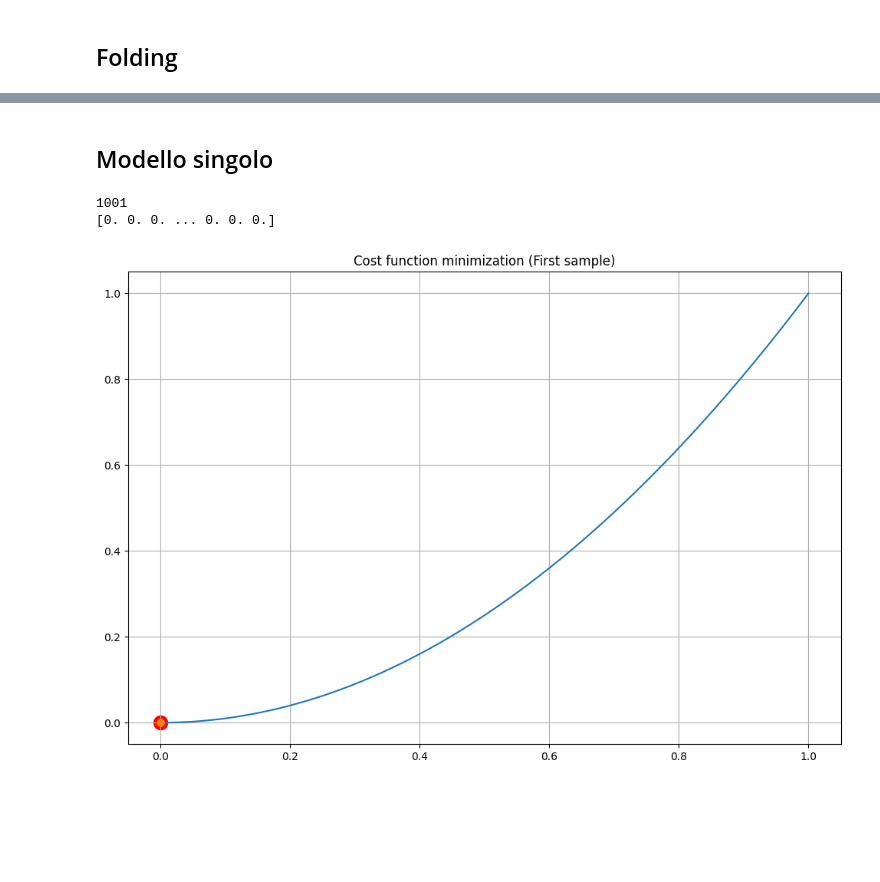
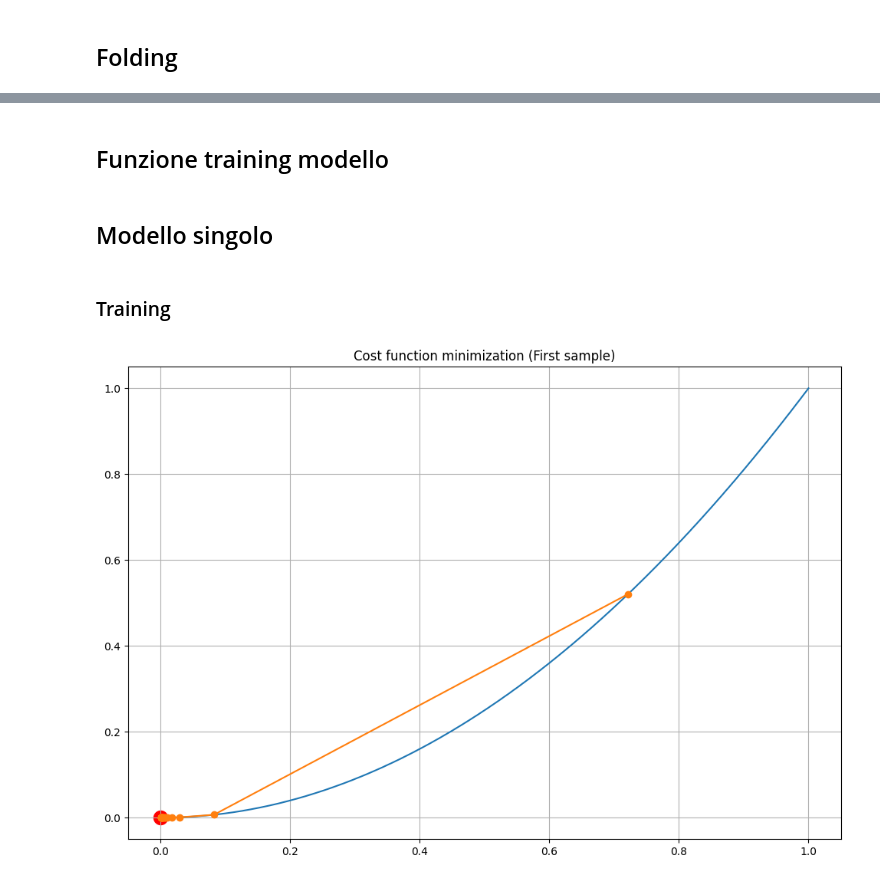
Before and after one commit to Finardi-FS/Neural-Shrimps, a Jupyter notebook: Neural_Network/NN-ex_01.ipynb, the cells around one changed output, grey strips where cells are left out. Drawn from its saved outputs; the diff is of its cells as text; code cells hidden in the pictures; blank space fills up the shorter version.

Commit message:
Train test interno modello singolo (con funzioni training). Inizio test variando K

```diff
--- a/Neural_Network/NN-ex_01.ipynb
+++ b/Neural_Network/NN-ex_01.ipynb
@@ -550,50 +553,54 @@ $\begin{bmatrix}{} 1 & 0 & 2 & 1 & 1 & 0 & 2 & 0 & 1 & 0 & 2 & 0 & 0 & 2 & 2 & 2
+# %% [markdown]
+## Funzione training modello
+# %%
+# Allena il modello in base all'epoca scelta
+def train_NN(weights, epoch, f_inputs, correct_outputs, LR) :
+    container_w = np.array([weights])
+    for e in range(epoch):
+        weights = SGD_method(weights, f_inputs, correct_outputs, LR = 0.1)
+        container_w = np.vstack((container_w, weights))
+
+    return {
+            "container_weights" : container_w,
+            "correct_Output"    : correct_outputs.T,
+            "epoch"             : [[epoch]],
+            "input"             : f_inputs
+           }
 # %% [markdown]
 ## Modello singolo
+# %% [markdown]
+### Training
 # %%
 # initial parameters
 
 if flag_my_init_pars:
     weights          = 2 * np.random.rand(len(data_int[0])) - 1                # crea una matrice 1x3 con numeri casuali tra -1 e 1
     correct_outputs  = labels_int
-    epoch            = 1000
+    epoch            = 25
     f_inputs         = data_int
+    LR               = 0.1
-# %%
-# Allena il modello in base all'epoca scelta
-if flag_training:
-    container_w = np.array([weights])
-    for e in range(epoch):
-        weights = SGD_method(weights, f_inputs, correct_outputs)
-        container_w = np.vstack((container_w, weights))
-    # Salva modello
-    Trained_Network = {
-        "Weight"         : weights,
-        "correct_Output" : correct_outputs.T,
-        "epoch"          : [[epoch]],
-        "input"          : f_inputs
-    }
+# %%
+if flag_my_init_pars:
+    trained_model = train_NN(weights, epoch, f_inputs, correct_outputs, LR)
 # %%
 if flag_training:
     def cost_func(x, x0):
         return (x - x0)**2
 
     x = np.linspace(0, 1, 1000)
     x0 = 0
 
     plt.figure(figsize=(12,8))
 
     plt.grid()
     plt.plot(x, cost_func(x, x0))
-    #print(len(f_inputs[0]))
-    print(len(container_w @ f_inputs[0]))
-    P = Sigmoid(container_w @ f_inputs[0])
-    print(P)
-    #P = np.tanh(container_w @ f_inputs[0])
+
+    P = Sigmoid(trained_model['container_weights'] @ f_inputs[0])
     E = np.ones(len(P)) * correct_outputs[0]
+
     plt.scatter(E[0],0, color='red', linewidth=8)
     plt.plot(P, cost_func(P, E), marker = 'o')
     plt.title('Cost function minimization (First sample)')
     plt.show()
 # %% [output]
-1001
-[0. 0. 0. ... 0. 0. 0.]
-[figure, old version]
+[figure, new version]
```
Also changed, not shown: parts of 13 cells of this notebook.
